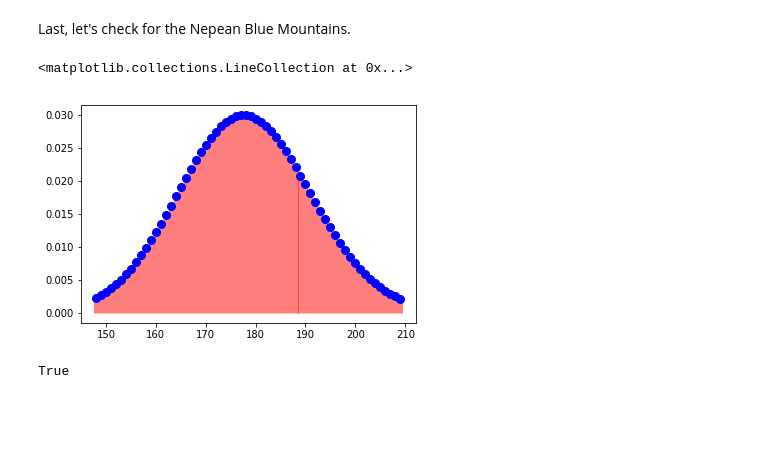
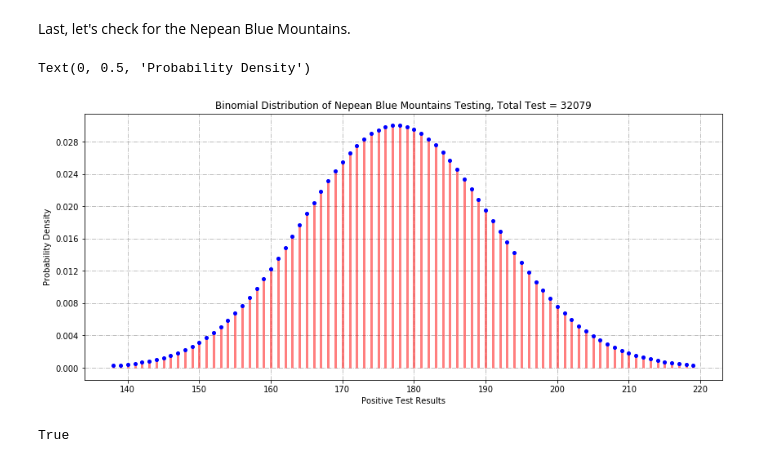
Before and after one commit to alexogeny/nsw-covid-test-regression, a Jupyter notebook: notebook.ipynb, the cells around one changed output. Cells and saved outputs as stored; diff of their text form; code cells hidden in the pictures; blank space fills up the shorter version.

```diff
--- a/notebook.ipynb
+++ b/notebook.ipynb
@@ -197,12 +192,18 @@ sns.distplot(probs, kde=False, color='skyblue')
 # %% [markdown]
 Let's first take Far West, where `n` is equal to `1388` and `p` is equal to `2/1388`, or `0.001441`. Let's substitute these into our binomial function and see what it looks like.
 # %%
+plt.rcParams["figure.figsize"] = [8,6]
 fig, ax = plt.subplots(1,1)
 n, p = 1388, 0.001441
 mean, var, skew, kurt = binom.stats(n, p, moments='mvsk')
 x = np.arange(
-    binom.ppf(0.01, n, p),
-    binom.ppf(0.99, n, p))
+    binom.ppf(0.001, n, p),
+    binom.ppf(0.999, n, p))
+plt.grid(linestyle='-.')
 ax.plot(x, binom.pmf(x, n, p), 'bo', ms=8, label='binom pmf for far west')
 ax.vlines(x, 0, binom.pmf(x, n, p), colors='r', lw=5, alpha=.5)
+plt.yticks(np.arange(0, 0.3, step=0.05))
+plt.title('Binomial Distribution of Far West NSW Testing, Total Test = 1388')
+plt.xlabel('Positive Test Results')
+plt.ylabel('Probability Density')
 # %% [output]
@@ -248,12 +249,20 @@ P(E)   = 962578 \cdot 2.076481e^{-06} \times 0.1355158 = 0.27086
 
 Let's check for South Eastern Sydney, which we know has a much larger dataset...
 # %%
+plt.rcParams["figure.figsize"] = [14,6]
 fig, ax = plt.subplots(1,1)
 n, p = 72758, 0.009429
 mean, var, skew, kurt = binom.stats(n, p, moments='mvsk')
 x = np.arange(
-    binom.ppf(0.01, n, p),
-    binom.ppf(0.99, n, p))
-ax.plot(x, binom.pmf(x, n, p), 'bo', ms=8, label='binom pmf for far west')
-ax.vlines(x, 0, binom.pmf(x, n, p), colors='r', lw=5, alpha=.5)
+    binom.ppf(0.001, n, p),
+    binom.ppf(0.999, n, p))
+ax.plot(x, binom.pmf(x, n, p), 'bo', ms=4, label='binom pmf for far west')
+ax.vlines(x, 0, binom.pmf(x, n, p), colors='r', lw=3, alpha=.5)
+plt.grid(linestyle='-.')
+plt.xticks(np.arange(610, 770, step=10))
+plt.yticks(np.arange(0, 0.017, step=0.002))
+# Add title and axis names
+plt.title('Binomial Distribution of South Eastern Sydney COVID-19 Testing, Total Test = 72758')
+plt.xlabel('Number of Positive Test Results')
+plt.ylabel('Probability Density')
 # %% [output]
@@ -279,17 +288,24 @@ Still, we can be confident this is accurate.
 # %% [markdown]
 Last, let's check for the Nepean Blue Mountains.
 # %%
+plt.rcParams["figure.figsize"] = [14,6]
 fig, ax = plt.subplots(1,1)
 n, p = 31901+178, 0.005549
 mean, var, skew, kurt = binom.stats(n, p, moments='mvsk')
 x = np.arange(
-    binom.ppf(0.01, n, p),
-    binom.ppf(0.99, n, p))
-ax.plot(x, binom.pmf(x, n, p), 'bo', ms=8, label='binom pmf for far west')
-ax.vlines(x, 0, binom.pmf(x, n, p), colors='r', lw=5, alpha=.5)
+    binom.ppf(0.001, n, p),
+    binom.ppf(0.999, n, p))
+ax.plot(x, binom.pmf(x, n, p), 'bo', ms=4, label='binom pmf for far west')
+ax.vlines(x, 0, binom.pmf(x, n, p), colors='r', lw=3, alpha=.5)
+plt.grid(linestyle='-.')
+plt.xticks(np.arange(140, 230, step=10))
+plt.yticks(np.arange(0, 0.032, step=0.004))
+plt.title('Binomial Distribution of Nepean Blue Mountains Testing, Total Test = 32079')
+plt.xlabel('Positive Test Results')
+plt.ylabel('Probability Density')
 # %% [output]
-<matplotlib.collections.LineCollection at 0x...>
+Text(0, 0.5, 'Probability Density')
-[figure, old version]
+[figure, new version]
 # %%
 prob = binom.cdf(x, n, p)
 np.allclose(x, binom.ppf(prob, n, p))
```
Also changed, not shown: parts of 9 cells of this notebook.
